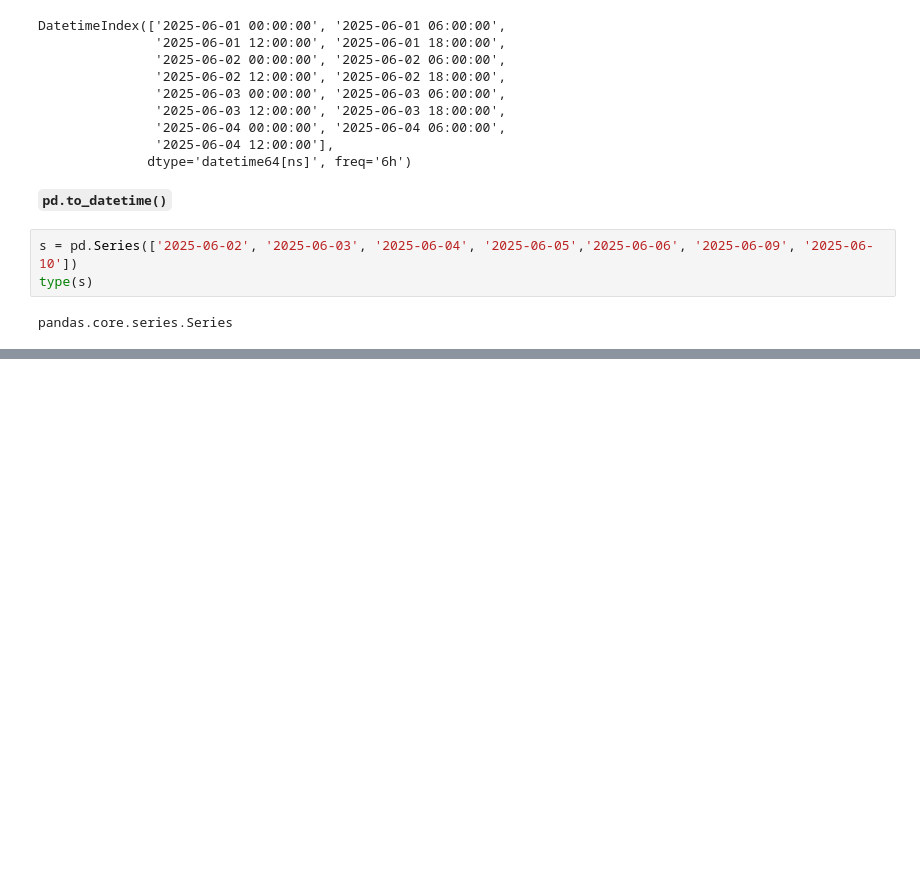
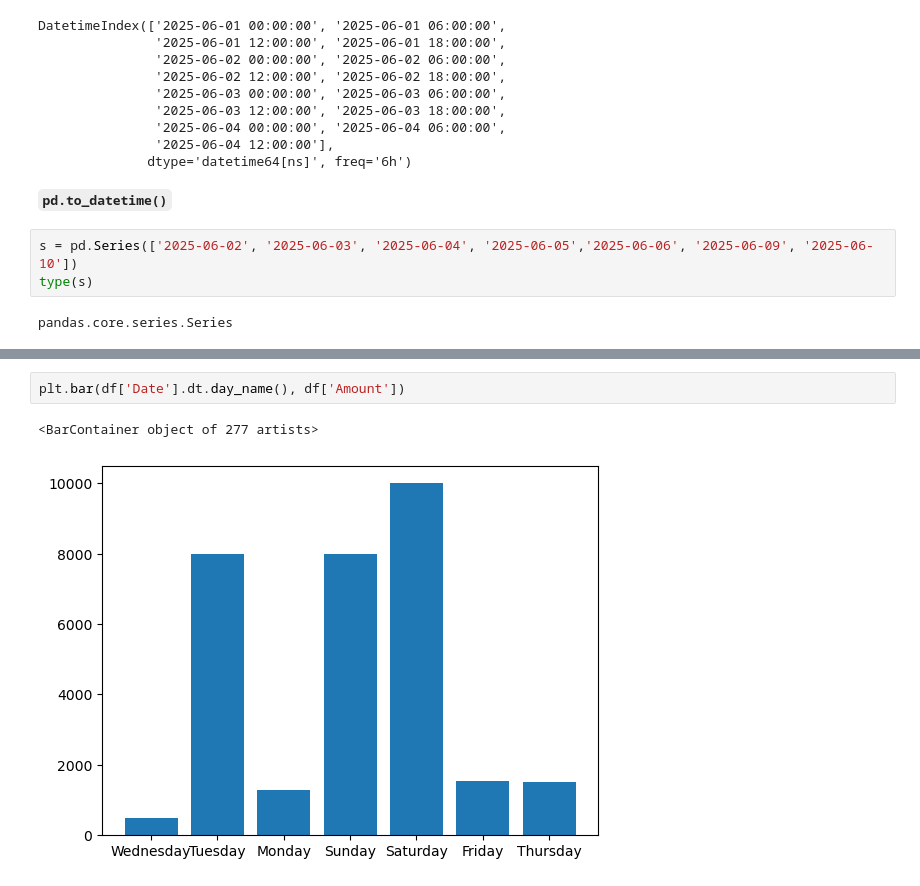
Before and after one commit to iAleeRaza/Pandas, a Jupyter notebook: datetime_pandas.ipynb, the cells around one changed output, grey strips where cells are left out. Drawn from its saved outputs; the diff is of its cells as text; blank space fills up the shorter version.

```diff
--- a/datetime_pandas.ipynb
+++ b/datetime_pandas.ipynb
@@ -217,0 +318,5 @@ dtype: int32
+# %%
+plt.bar(df['Date'].dt.day_name(), df['Amount'])
+# %% [output]
+<BarContainer object of 277 artists>
+[figure, added]
```
Also changed, not shown: parts of 11 cells of this notebook.
